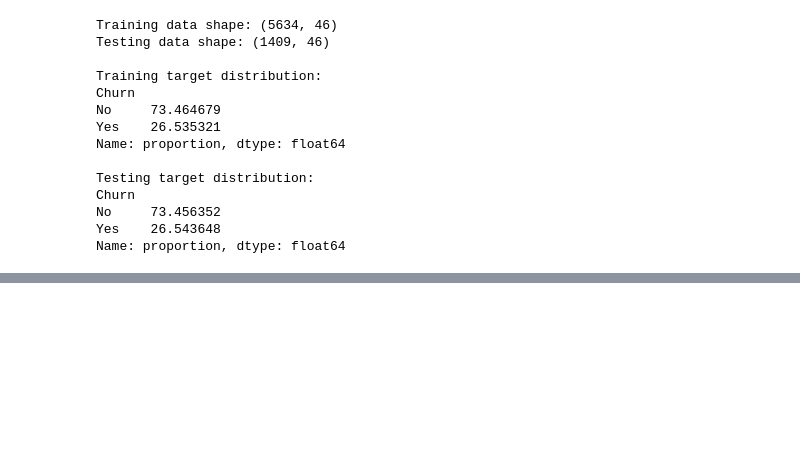
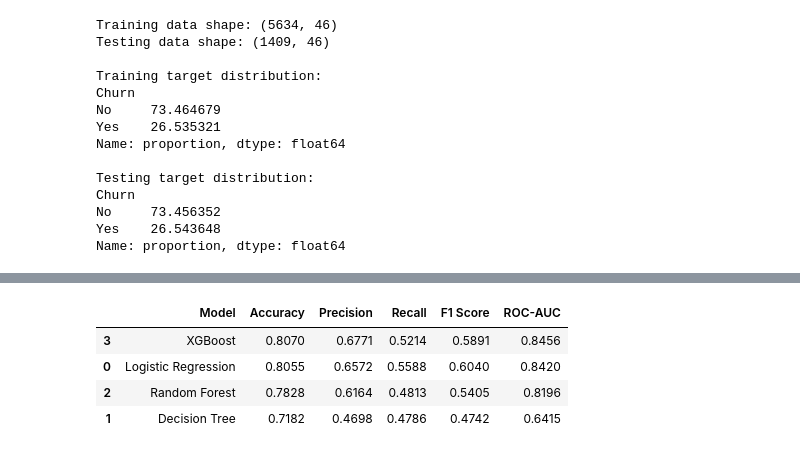
Before and after one commit to Teja694/customer-churn-prediction, a Jupyter notebook: notebooks/01_data_understanding.ipynb, the cells around one changed output, grey strips where cells are left out. Cells and saved outputs as stored; diff of their text form; code cells hidden in the pictures; blank space fills up the shorter version.

```diff
--- a/notebooks/01_data_understanding.ipynb
+++ b/notebooks/01_data_understanding.ipynb
@@ -692,0 +1018,2 @@ Name: proportion, dtype: float64
+# %%
+xgb_model.fit(X_train, y_train_xgb)
@@ -692,0 +1038,7 @@ Name: proportion, dtype: float64
+# %%
+xgb_pred = xgb_model.predict(X_test)
+# %%
+xgb_pred = pd.Series(xgb_pred, index=y_test.index).map({
+    0: "No",
+    1: "Yes"
+})
@@ -692,0 +1057,9 @@ Name: proportion, dtype: float64
+# %%
+xgb_probability = xgb_model.predict_proba(X_test)[:, 1]
+
+xgb_roc_auc = roc_auc_score(
+    (y_test == "Yes").astype(int),
+    xgb_probability
+)
+
+print(f"XGBoost ROC-AUC: {xgb_roc_auc:.4f}")
@@ -692,0 +1098,45 @@ Name: proportion, dtype: float64
+# %%
+all_model_predictions = {
+    "Logistic Regression": y_pred,
+    "Decision Tree": dt_pred,
+    "Random Forest": rf_pred,
+    "XGBoost": xgb_pred
+}
+
+all_model_auc = {
+    "Logistic Regression": roc_auc,
+    "Decision Tree": dt_roc_auc,
+    "Random Forest": rf_roc_auc,
+    "XGBoost": xgb_roc_auc
+}
+
+comparison = []
+
+for name, predictions in all_model_predictions.items():
+    comparison.append({
+        "Model": name,
+        "Accuracy": accuracy_score(y_test, predictions),
+        "Precision": precision_score(
+            y_test, predictions, pos_label="Yes"
+        ),
+        "Recall": recall_score(
+            y_test, predictions, pos_label="Yes"
+        ),
+        "F1 Score": f1_score(
+            y_test, predictions, pos_label="Yes"
+        ),
+        "ROC-AUC": all_model_auc[name]
+    })
+
+comparison_df = pd.DataFrame(comparison)
+
+comparison_df.round(4).sort_values(
+    by="ROC-AUC",
+    ascending=False
+)
+# %% [output]
+|  | Model | Accuracy | Precision | Recall | F1 Score | ROC-AUC |
+| 3 | XGBoost | 0.8070 | 0.6771 | 0.5214 | 0.5891 | 0.8456 |
+| 0 | Logistic Regression | 0.8055 | 0.6572 | 0.5588 | 0.6040 | 0.8420 |
+| 2 | Random Forest | 0.7828 | 0.6164 | 0.4813 | 0.5405 | 0.8196 |
+| 1 | Decision Tree | 0.7182 | 0.4698 | 0.4786 | 0.4742 | 0.6415 |
```
Also changed, not shown: parts of 39 cells of this notebook, 2 other files.
